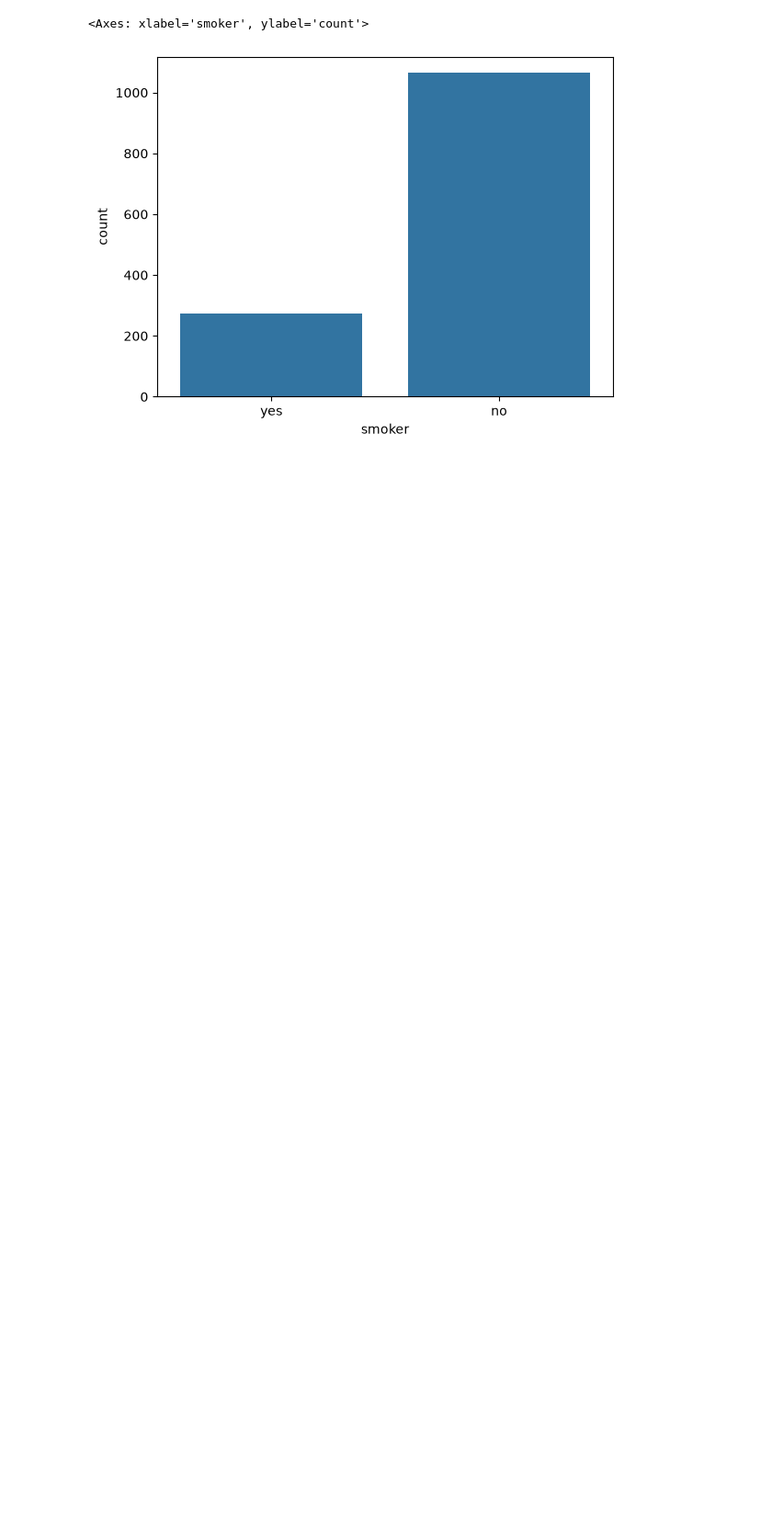
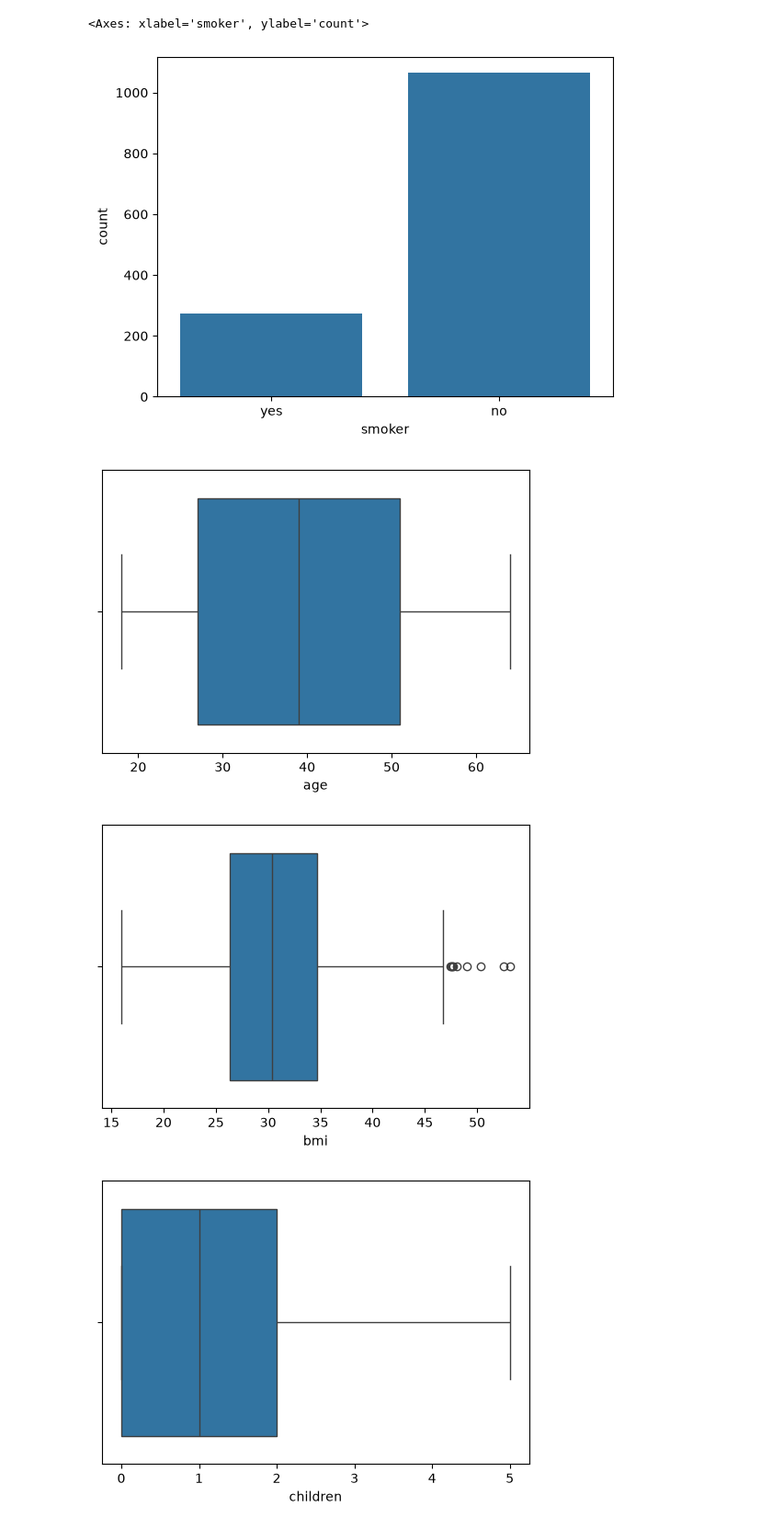
Before and after one commit to polymathicneo/Machine_Learning, a Jupyter notebook: Insurance_EDA.ipynb, the cells around one changed output. Shown at 92% size. Saved outputs shown, nothing was run; the diff lists cells and outputs as text; code cells hidden in the pictures; blank space fills up the shorter version.

```diff
--- a/Insurance_EDA.ipynb
+++ b/Insurance_EDA.ipynb
@@ -111,3 +113,11 @@ sns.countplot(x = df['smoker'])
 [figure]
 # %%
 # This is how we analyze data and do EDA
+# %%
+for col in numeric_columns:
+    plt.figure(figsize=(6, 4))
+    sns.boxplot(x = df[col])
+# %% [output]
+[figure, added]
+[figure, added]
+[figure, added]
```
Also changed, not shown: parts of 29 cells of this notebook.
